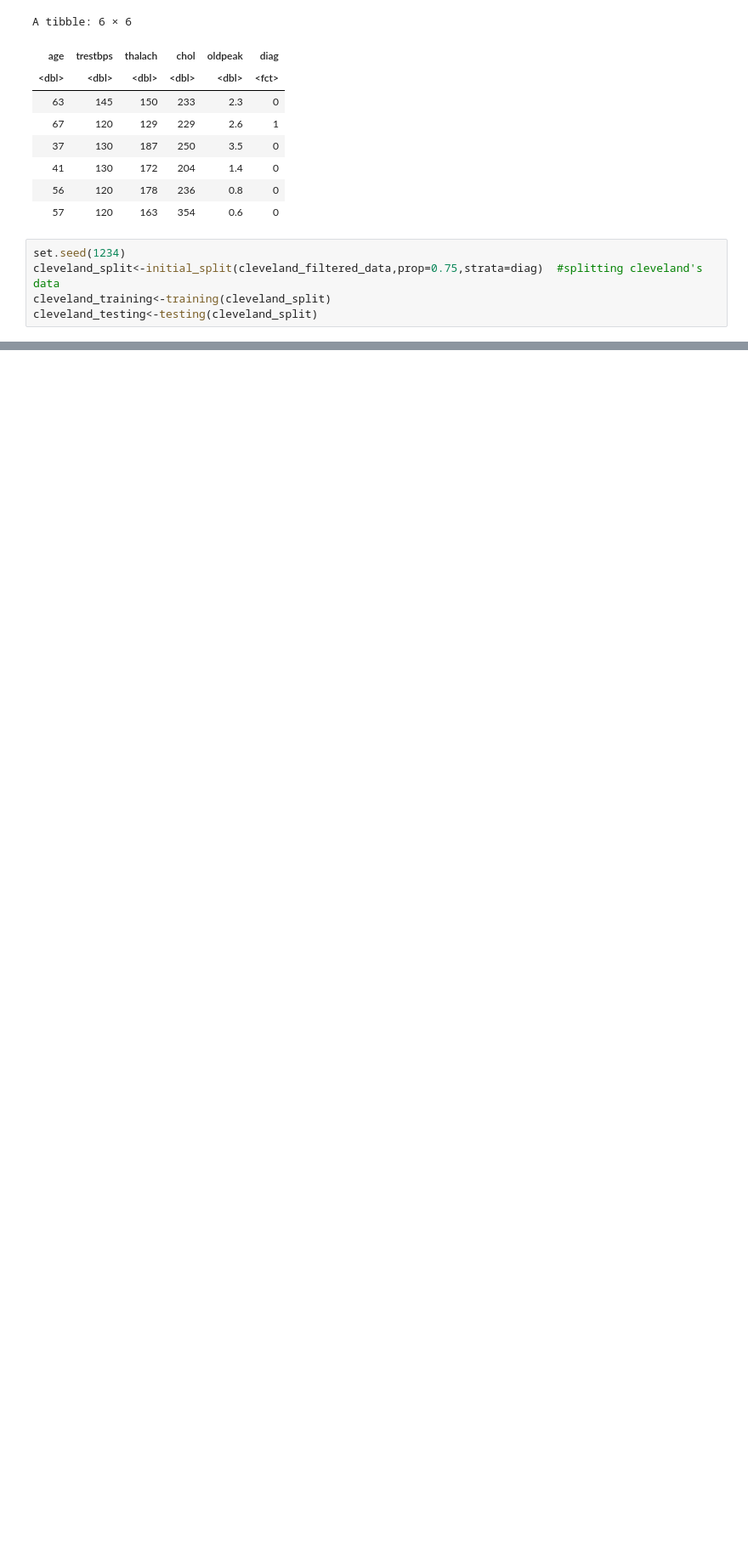
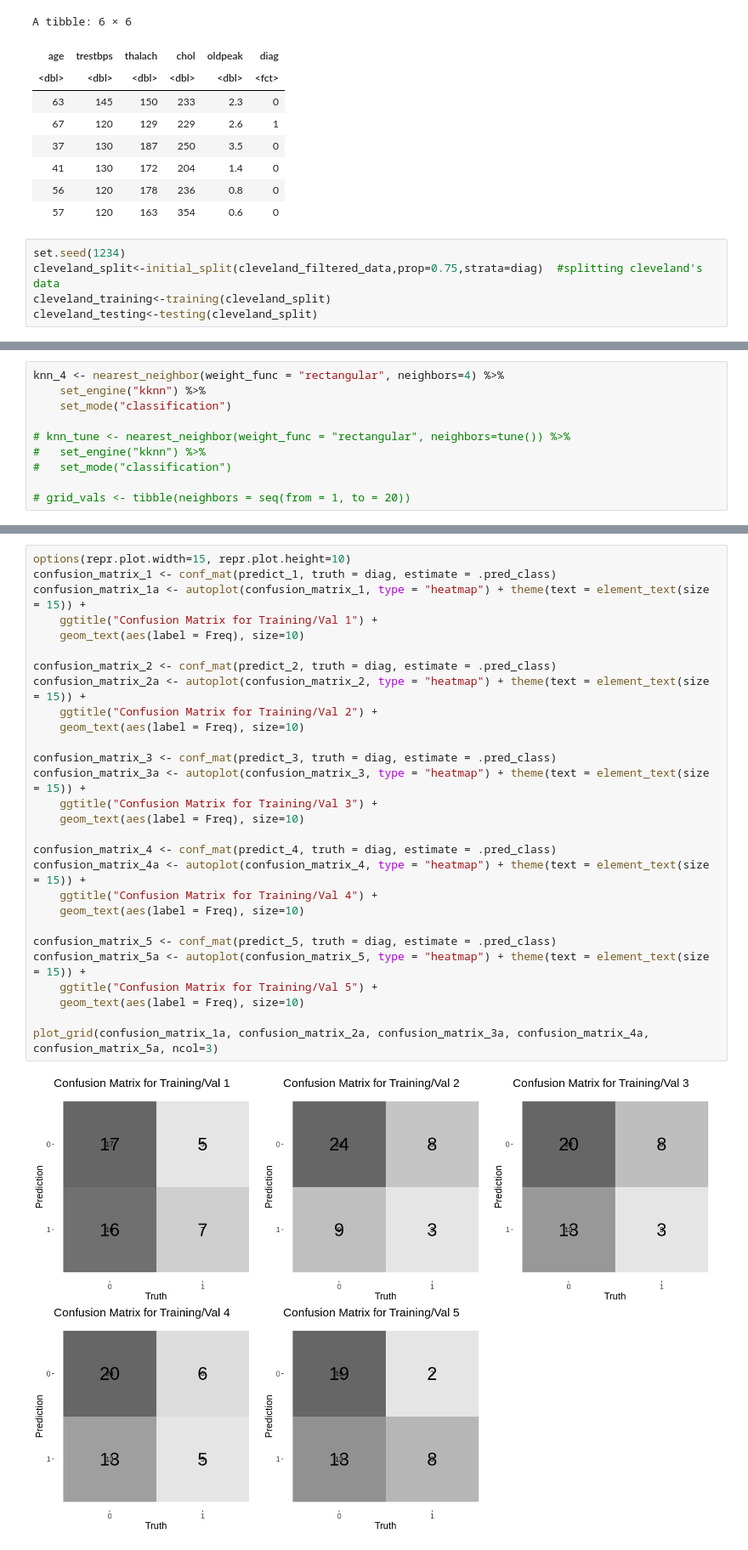
Before and after one commit to Yujinjen/group_project, a Jupyter notebook: Project_test.ipynb, the cells around one changed output, grey strips where cells are left out. Shown at 85% size. Saved outputs shown, nothing was run; the diff lists cells and outputs as text; blank space fills up the shorter version.

```diff
--- a/Project_test.ipynb
+++ b/Project_test.ipynb
@@ -125,0 +124,10 @@ accuracy_v_k
+# %%
+knn_4 <- nearest_neighbor(weight_func = "rectangular", neighbors=4) %>%
+    set_engine("kknn") %>%
+    set_mode("classification")
+
+# knn_tune <- nearest_neighbor(weight_func = "rectangular", neighbors=tune()) %>%
+#   set_engine("kknn") %>%
+#   set_mode("classification")
+
+# grid_vals <- tibble(neighbors = seq(from = 1, to = 20))
@@ -126 +256,31 @@ accuracy_v_k
+# %%
+options(repr.plot.width=15, repr.plot.height=10)
+confusion_matrix_1 <- conf_mat(predict_1, truth = diag, estimate = .pred_class)
+confusion_matrix_1a <- autoplot(confusion_matrix_1, type = "heatmap") + theme(text = element_text(size = 15)) +
+    ggtitle("Confusion Matrix for Training/Val 1") +
+    geom_text(aes(label = Freq), size=10)
+
+confusion_matrix_2 <- conf_mat(predict_2, truth = diag, estimate = .pred_class)
+confusion_matrix_2a <- autoplot(confusion_matrix_2, type = "heatmap") + theme(text = element_text(size = 15)) +
+    ggtitle("Confusion Matrix for Training/Val 2") +
+    geom_text(aes(label = Freq), size=10)
+
+confusion_matrix_3 <- conf_mat(predict_3, truth = diag, estimate = .pred_class)
+confusion_matrix_3a <- autoplot(confusion_matrix_3, type = "heatmap") + theme(text = element_text(size = 15)) +
+    ggtitle("Confusion Matrix for Training/Val 3") +
+    geom_text(aes(label = Freq), size=10)
+
+confusion_matrix_4 <- conf_mat(predict_4, truth = diag, estimate = .pred_class)
+confusion_matrix_4a <- autoplot(confusion_matrix_4, type = "heatmap") + theme(text = element_text(size = 15)) +
+    ggtitle("Confusion Matrix for Training/Val 4") +
+    geom_text(aes(label = Freq), size=10)
+
+confusion_matrix_5 <- conf_mat(predict_5, truth = diag, estimate = .pred_class)
+confusion_matrix_5a <- autoplot(confusion_matrix_5, type = "heatmap") + theme(text = element_text(size = 15)) +
+    ggtitle("Confusion Matrix for Training/Val 5") +
+    geom_text(aes(label = Freq), size=10)
+
+plot_grid(confusion_matrix_1a, confusion_matrix_2a, confusion_matrix_3a, confusion_matrix_4a, confusion_matrix_5a, ncol=3)
+# %% [output]
+[figure, added]
 # %%
```
Also changed, not shown: parts of 10 cells of this notebook.
